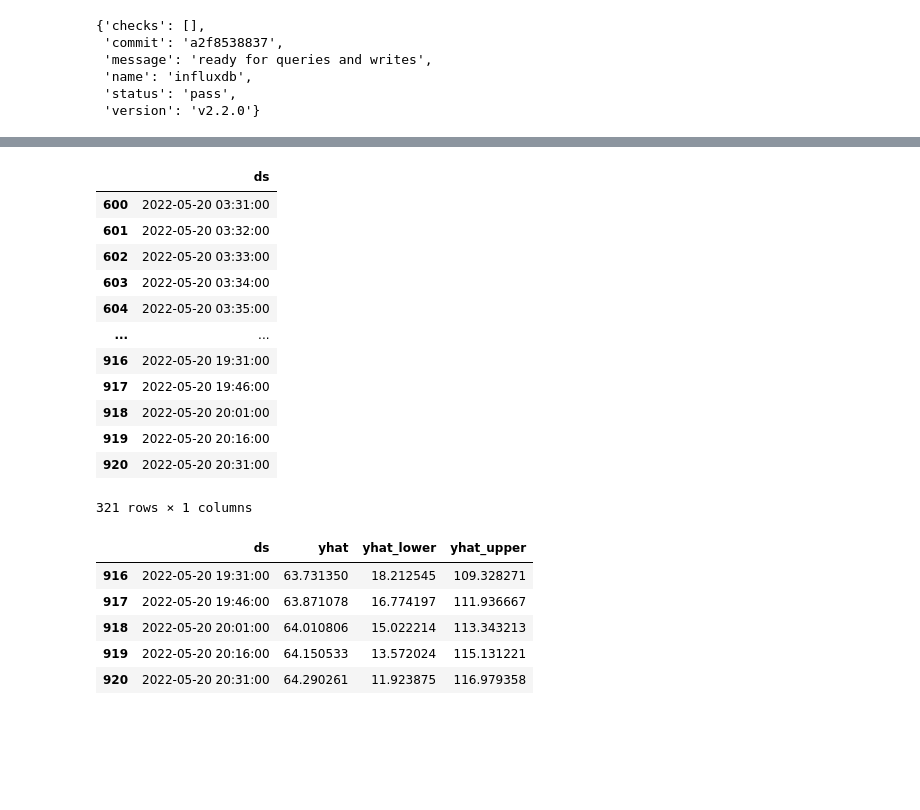
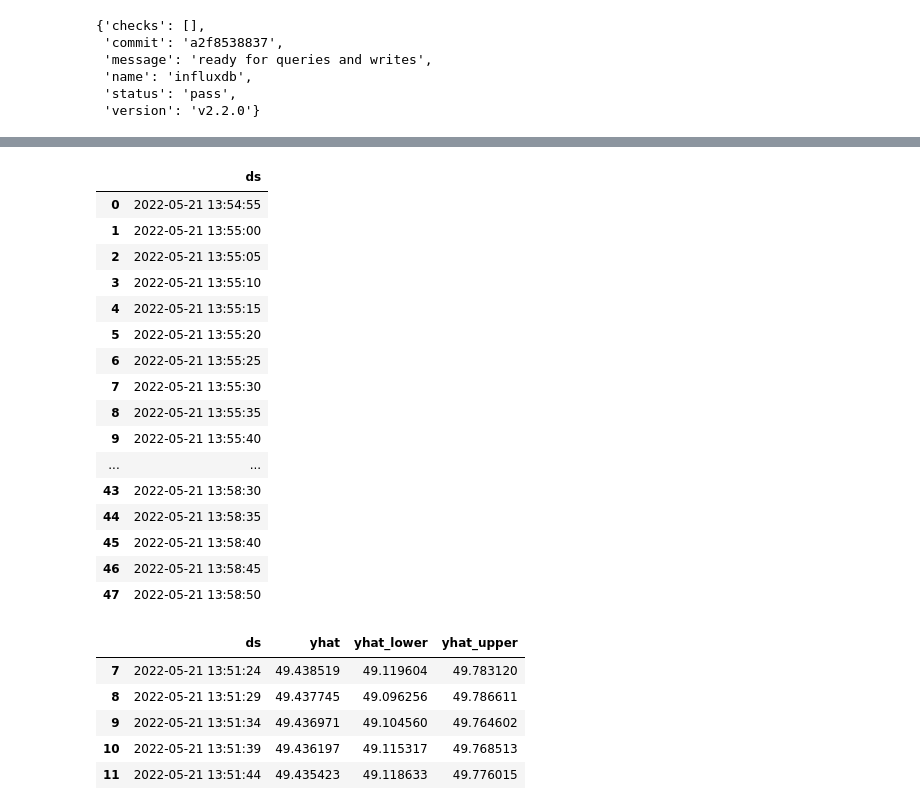
Before and after one commit to olestole/air-quality-monitoring, a Jupyter notebook: backend/prophet.ipynb, the cells around one changed output, grey strips where cells are left out. Saved outputs shown, nothing was run; the diff lists cells and outputs as text; code cells hidden in the pictures; blank space fills up the shorter version.

```diff
--- a/backend/prophet.ipynb
+++ b/backend/prophet.ipynb
@@ -9,10 +9,10 @@ Importing plotly failed. Interactive plots will not work.
 from influxdb_client import InfluxDBClient, Point
 from influxdb_client.client.write_api import SYNCHRONOUS
 
-org = "olestole"
-bucket = "air-quality"
-token = "5_QgBT2jmMvNwnz9Ajet8_bAmeV_eXACmx3wJ-ATJ5oYnJLmHOeU5hA_9uwsYnF7Tm3no-iCCU1e0ipFLFKwrg=="
-host = "18.170.70.157"
+org = ""
+bucket = ""
+token = ""
+host = ""
 port = "8086"
 url = f"http://{host}:{port}"
 
@@ -31,8 +190,9 @@ client.health()
 # %%
-query = 'from(bucket:"air-quality")' \
-        ' |> range(start:-24h)'\
+query = 'import "timezone"' \
+        'option location = timezone.fixed(offset: -8h)' \
+        'from(bucket:"air-quality")' \
+        ' |> range(start:-24h, stop: 0h)'\
         ' |> filter(fn: (r) => r["_measurement"] == "hum")' \
-        ' |> filter(fn: (r) => r["_value"] != 0)' \
         ' |> aggregateWindow(every: 1m, fn: mean, createEmpty: false)'
 # %%
 result = client.query_api().query(org=org, query=query)
@@ -48,8 +208,9 @@ print(raw[0:5])
 print("\n=== influxdb query into dataframe ===\n")
 df=pd.DataFrame(raw, columns=['y','ds'], index=None)
 df['ds'] = df['ds'].values.astype('<M8[s]')
+df['ds'] +=  pd.to_timedelta(2, unit='h')
 df.set_index('ds')
-df.head()
+df
 # %% [output]
 === influxdb query into dataframe ===
 |  | y | ds |
@@ -96,32 +275,36 @@ Initial log joint probability = -4.16482
 Optimization terminated normally:
   Convergence detected: relative gradient magnitude is below tolerance
 # %%
-future = m.make_future_dataframe(periods=50, freq='15T')
-future[600:]
+future = m.make_future_dataframe(periods=48, freq='5S', include_history=False)
+future
 # %% [output]
 |  | ds |
-| 600 | 2022-05-20 03:31:00 |
-| 601 | 2022-05-20 03:32:00 |
-| 602 | 2022-05-20 03:33:00 |
-| 603 | 2022-05-20 03:34:00 |
-| 604 | 2022-05-20 03:35:00 |
+| 0 | 2022-05-21 13:54:55 |
+| 1 | 2022-05-21 13:55:00 |
+| 2 | 2022-05-21 13:55:05 |
+| 3 | 2022-05-21 13:55:10 |
+| 4 | 2022-05-21 13:55:15 |
+| 5 | 2022-05-21 13:55:20 |
+| 6 | 2022-05-21 13:55:25 |
+| 7 | 2022-05-21 13:55:30 |
+| 8 | 2022-05-21 13:55:35 |
+| 9 | 2022-05-21 13:55:40 |
 | ... | ... |
-| 916 | 2022-05-20 19:31:00 |
-| 917 | 2022-05-20 19:46:00 |
-| 918 | 2022-05-20 20:01:00 |
-| 919 | 2022-05-20 20:16:00 |
-| 920 | 2022-05-20 20:31:00 |
+| 43 | 2022-05-21 13:58:30 |
+| 44 | 2022-05-21 13:58:35 |
+| 45 | 2022-05-21 13:58:40 |
+| 46 | 2022-05-21 13:58:45 |
+| 47 | 2022-05-21 13:58:50 |
-321 rows × 1 columns
 # %%
 forecast = m.predict(future)
 forecast[['ds', 'yhat', 'yhat_lower', 'yhat_upper']].tail()
 # %% [output]
 |  | ds | yhat | yhat_lower | yhat_upper |
-| 916 | 2022-05-20 19:31:00 | 63.731350 | 18.212545 | 109.328271 |
-| 917 | 2022-05-20 19:46:00 | 63.871078 | 16.774197 | 111.936667 |
-| 918 | 2022-05-20 20:01:00 | 64.010806 | 15.022214 | 113.343213 |
-| 919 | 2022-05-20 20:16:00 | 64.150533 | 13.572024 | 115.131221 |
-| 920 | 2022-05-20 20:31:00 | 64.290261 | 11.923875 | 116.979358 |
+| 7 | 2022-05-21 13:51:24 | 49.438519 | 49.119604 | 49.783120 |
+| 8 | 2022-05-21 13:51:29 | 49.437745 | 49.096256 | 49.786611 |
+| 9 | 2022-05-21 13:51:34 | 49.436971 | 49.104560 | 49.764602 |
+| 10 | 2022-05-21 13:51:39 | 49.436197 | 49.115317 | 49.768513 |
+| 11 | 2022-05-21 13:51:44 | 49.435423 | 49.118633 | 49.776015 |
 # %%
 fig1 = m.plot(forecast)
 # %% [output]
```
Also changed, not shown: parts of 25 cells of this notebook, 5 other files.
